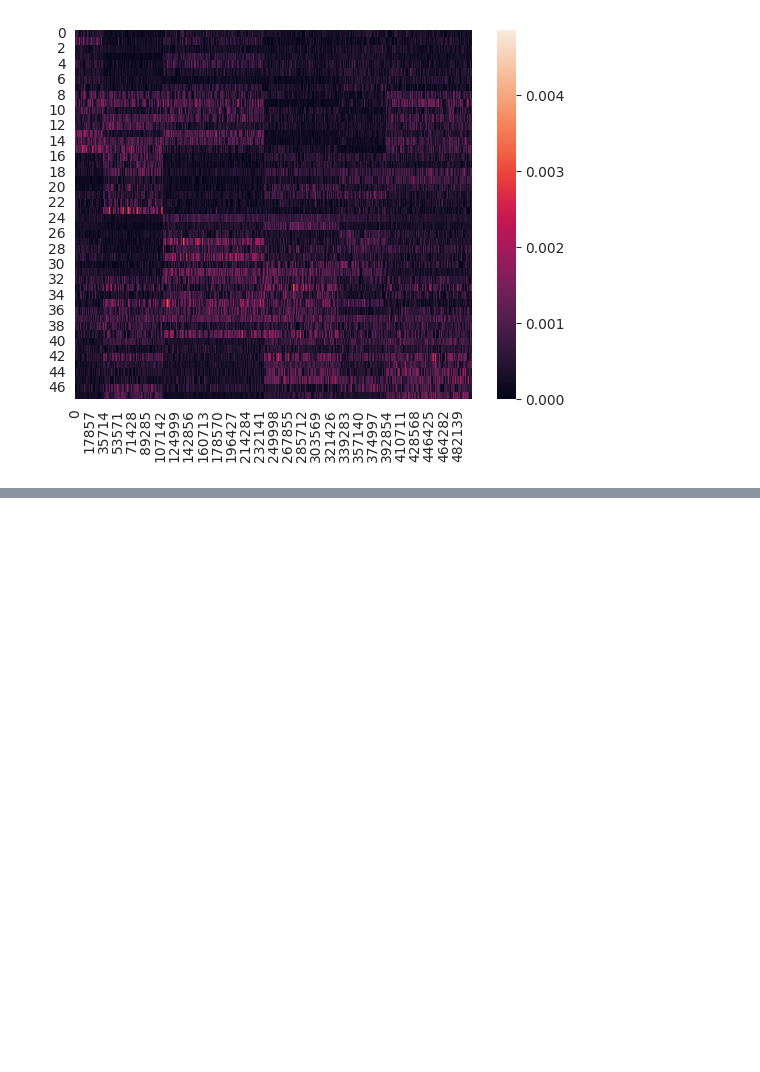
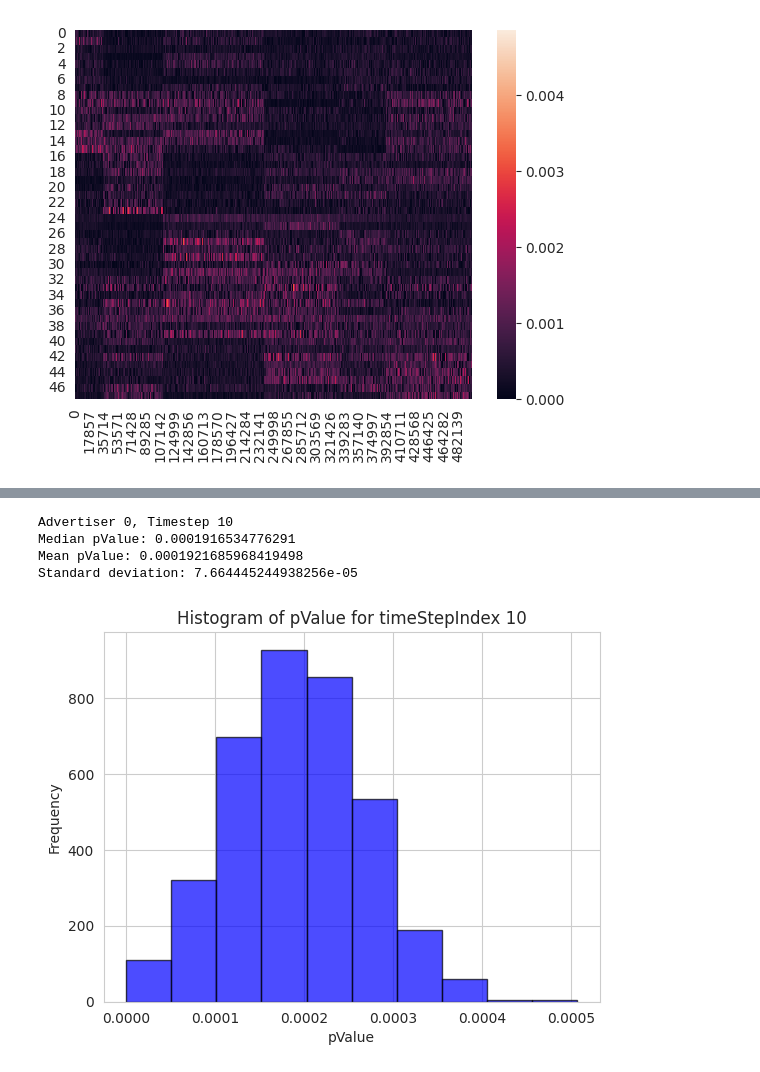
Before and after one commit to DanielGardin/auto-bidding, a Jupyter notebook: data/caio_data_analysis.ipynb, the cells around one changed output, grey strips where cells are left out. Cells and saved outputs as stored; diff of their text form; code cells hidden in the pictures; blank space fills up the shorter version.

```diff
--- a/data/caio_data_analysis.ipynb
+++ b/data/caio_data_analysis.ipynb
@@ -66,0 +134,8 @@ sns.heatmap(pValues)
+# %%
+analysis1_1(bidding_data, 0, 10)
+# %% [output]
+Advertiser 0, Timestep 10
+Median pValue: 0.0001916534776291
+Mean pValue: 0.0001921685968419498
+Standard deviation: 7.664445244938256e-05
+[figure, added]
```
Also changed, not shown: parts of 5 cells of this notebook.
